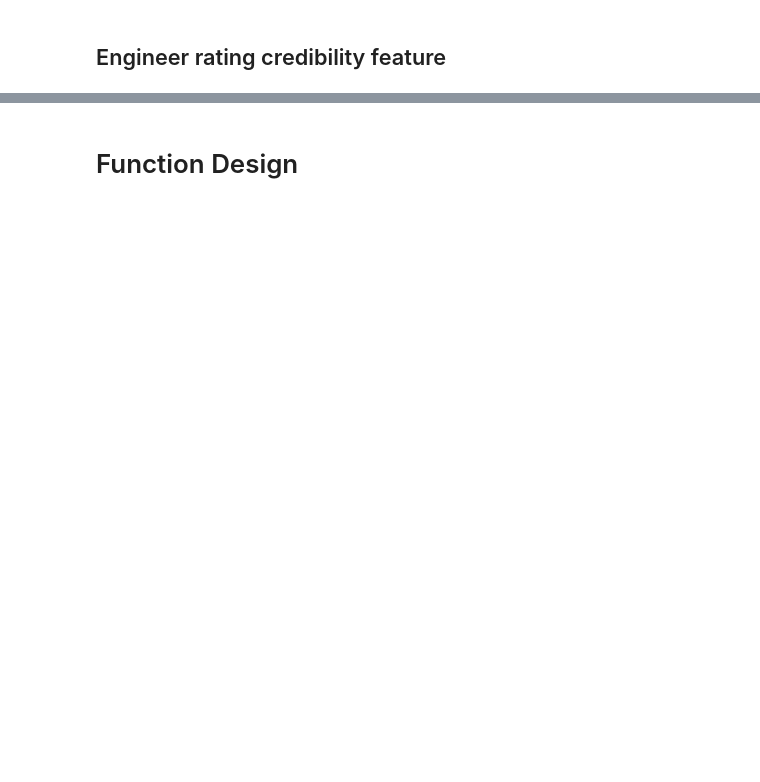
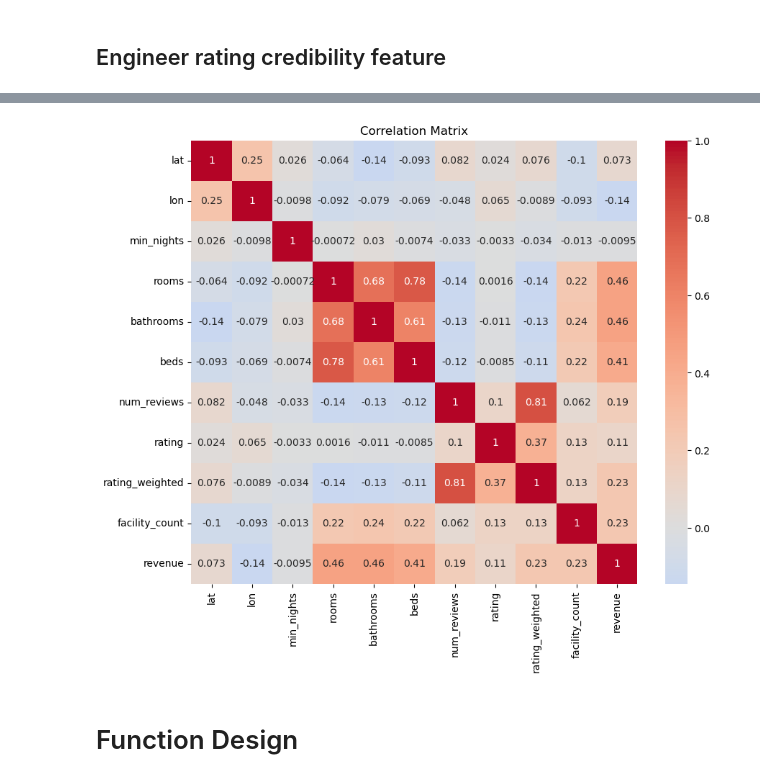
Before and after one commit to cbjonesea/ML-assignment, a Jupyter notebook: model-building.ipynb, the cells around one changed output, grey strips where cells are left out. Cells and saved outputs as stored; diff of their text form; code cells hidden in the pictures; blank space fills up the shorter version.

```diff
--- a/model-building.ipynb
+++ b/model-building.ipynb
@@ -323,0 +368,15 @@ raw_valid.head()
+# %%
+logging.getLogger('matplotlib.font_manager').setLevel(logging.WARNING)
+
+
+plt.figure(figsize=(10, 8))
+sns.heatmap(
+    data=raw_train[['lat', 'lon','min_nights','rooms','bathrooms','beds',
+                    'num_reviews','rating', 'rating_weighted', 'facility_count', 'revenue']].corr(),
+    annot=True,
+    cmap='coolwarm',
+    center=0
+)
+plt.title("Correlation Matrix")
+plt.show()
+# %% [output]
@@ -323,0 +386 @@ raw_valid.head()
+[figure, added]
```
Also changed, not shown: parts of 100 cells of this notebook, 6 other files.
